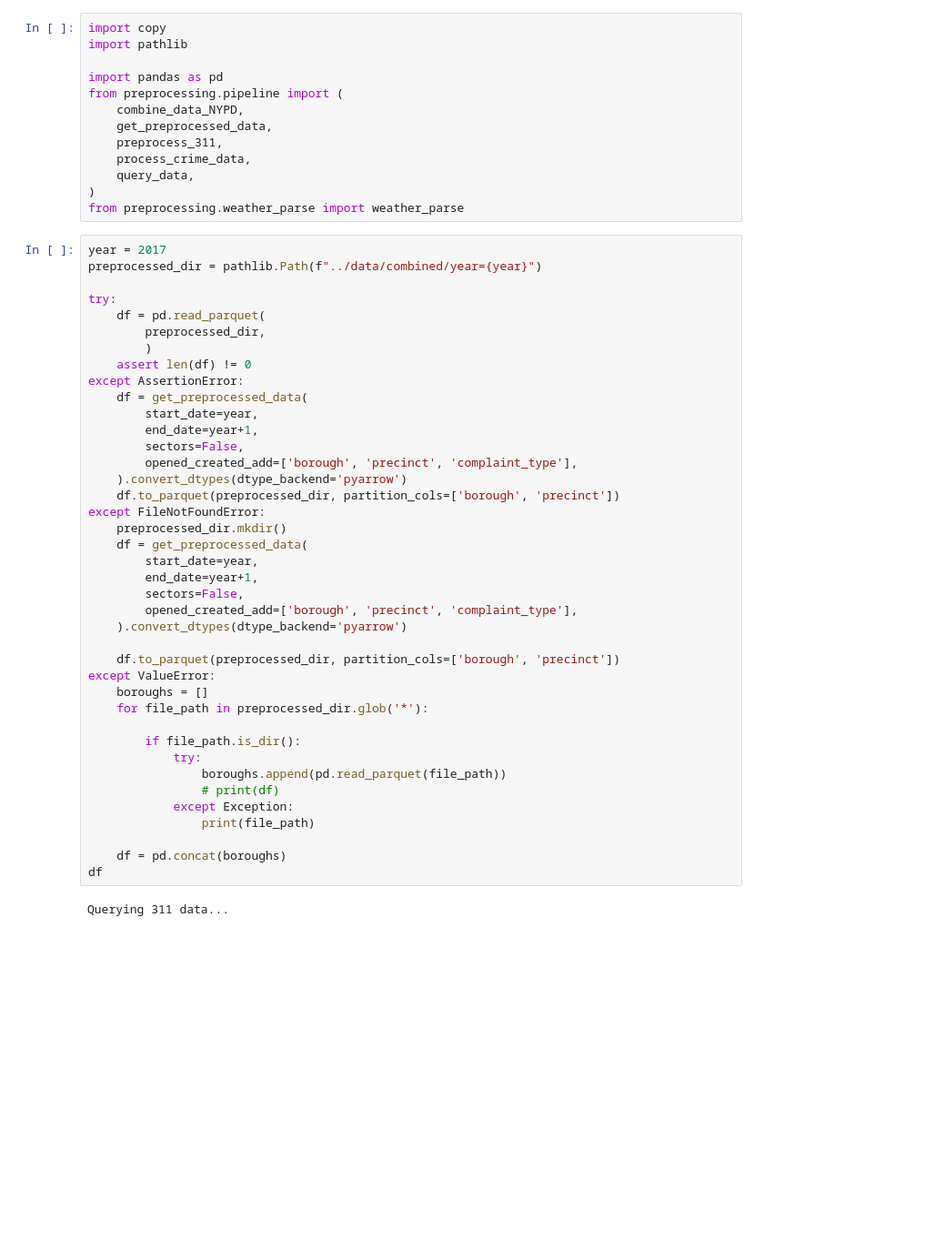
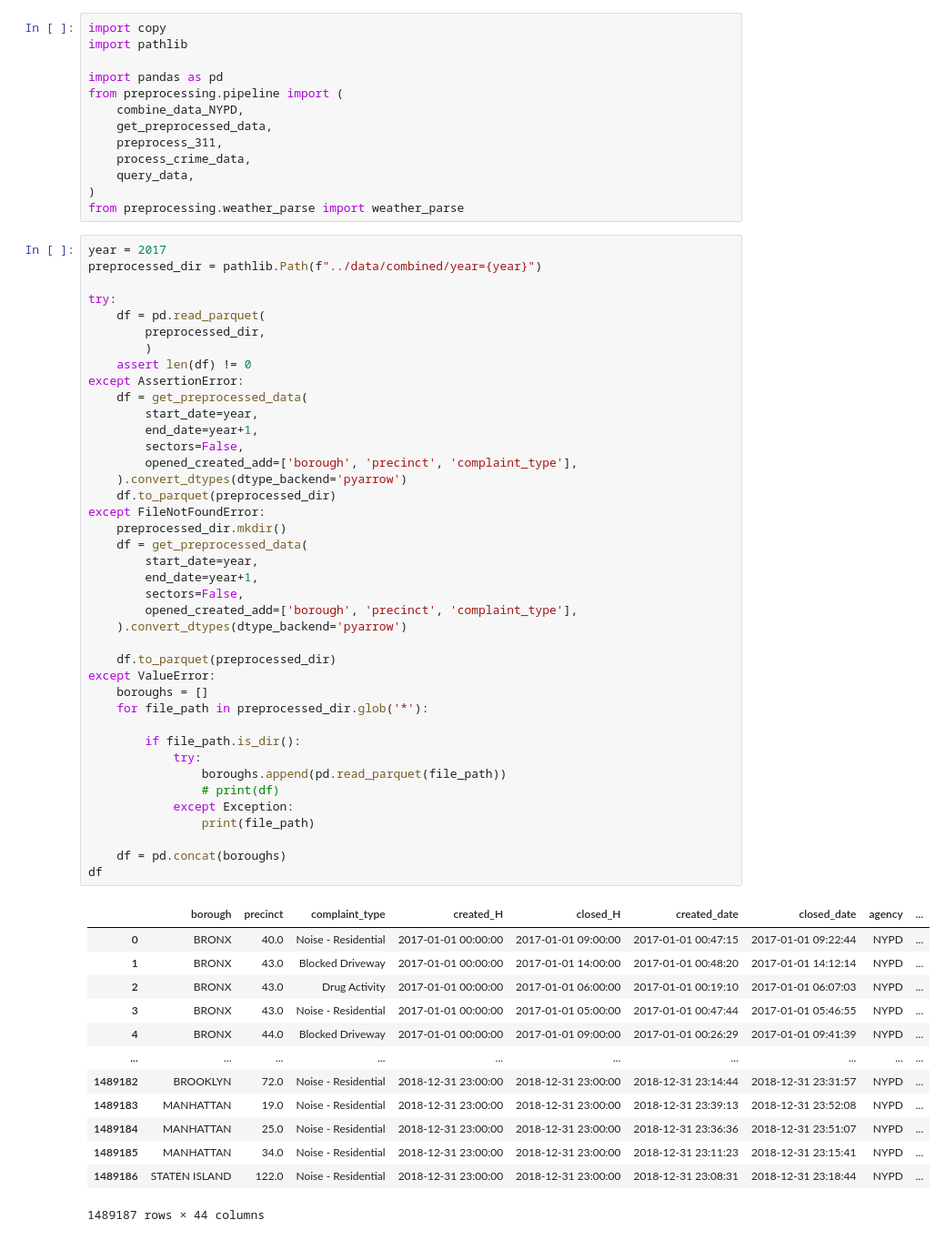
Before and after one commit to jamorr/Capstone, a Jupyter notebook: src/final.ipynb, the cells around one changed output. Shown at 91% size. Saved outputs shown, nothing was run; the diff lists cells and outputs as text; blank space fills up the shorter version.

```diff
--- a/src/final.ipynb
+++ b/src/final.ipynb
@@ -23,33 +23,45 @@ try:
 except AssertionError:
     df = get_preprocessed_data(
         start_date=year,
         end_date=year+1,
         sectors=False,
         opened_created_add=['borough', 'precinct', 'complaint_type'],
     ).convert_dtypes(dtype_backend='pyarrow')
-    df.to_parquet(preprocessed_dir, partition_cols=['borough', 'precinct'])
+    df.to_parquet(preprocessed_dir)
 except FileNotFoundError:
     preprocessed_dir.mkdir()
     df = get_preprocessed_data(
         start_date=year,
         end_date=year+1,
         sectors=False,
         opened_created_add=['borough', 'precinct', 'complaint_type'],
     ).convert_dtypes(dtype_backend='pyarrow')
 
-    df.to_parquet(preprocessed_dir, partition_cols=['borough', 'precinct'])
+    df.to_parquet(preprocessed_dir)
 except ValueError:
     boroughs = []
     for file_path in preprocessed_dir.glob('*'):
 
         if file_path.is_dir():
             try:
                 boroughs.append(pd.read_parquet(file_path))
                 # print(df)
             except Exception:
                 print(file_path)
 
     df = pd.concat(boroughs)
 df
 # %% [output]
+|  | borough | precinct | complaint_type | created_H | closed_H | created_date | closed_date | agency | ... |
+| 0 | BRONX | 40.0 | Noise - Residential | 2017-01-01 00:00:00 | 2017-01-01 09:00:00 | 2017-01-01 00:47:15 | 2017-01-01 09:22:44 | NYPD | ... |
+| 1 | BRONX | 43.0 | Blocked Driveway | 2017-01-01 00:00:00 | 2017-01-01 14:00:00 | 2017-01-01 00:48:20 | 2017-01-01 14:12:14 | NYPD | ... |
+| 2 | BRONX | 43.0 | Drug Activity | 2017-01-01 00:00:00 | 2017-01-01 06:00:00 | 2017-01-01 00:19:10 | 2017-01-01 06:07:03 | NYPD | ... |
+| 3 | BRONX | 43.0 | Noise - Residential | 2017-01-01 00:00:00 | 2017-01-01 05:00:00 | 2017-01-01 00:47:44 | 2017-01-01 05:46:55 | NYPD | ... |
+| 4 | BRONX | 44.0 | Blocked Driveway | 2017-01-01 00:00:00 | 2017-01-01 09:00:00 | 2017-01-01 00:26:29 | 2017-01-01 09:41:39 | NYPD | ... |
+| ... | ... | ... | ... | ... | ... | ... | ... | ... | ... |
+| 1489182 | BROOKLYN | 72.0 | Noise - Residential | 2018-12-31 23:00:00 | 2018-12-31 23:00:00 | 2018-12-31 23:14:44 | 2018-12-31 23:31:57 | NYPD | ... |
+| 1489183 | MANHATTAN | 19.0 | Noise - Residential | 2018-12-31 23:00:00 | 2018-12-31 23:00:00 | 2018-12-31 23:39:13 | 2018-12-31 23:52:08 | NYPD | ... |
+| 1489184 | MANHATTAN | 25.0 | Noise - Residential | 2018-12-31 23:00:00 | 2018-12-31 23:00:00 | 2018-12-31 23:36:36 | 2018-12-31 23:51:07 | NYPD | ... |
+| 1489185 | MANHATTAN | 34.0 | Noise - Residential | 2018-12-31 23:00:00 | 2018-12-31 23:00:00 | 2018-12-31 23:11:23 | 2018-12-31 23:15:41 | NYPD | ... |
+| 1489186 | STATEN ISLAND | 122.0 | Noise - Residential | 2018-12-31 23:00:00 | 2018-12-31 23:00:00 | 2018-12-31 23:08:31 | 2018-12-31 23:18:44 | NYPD | ... |
-Querying 311 data...
+1489187 rows × 44 columns
```
Also changed, not shown: parts of 22 cells of this notebook, 1 other file.
